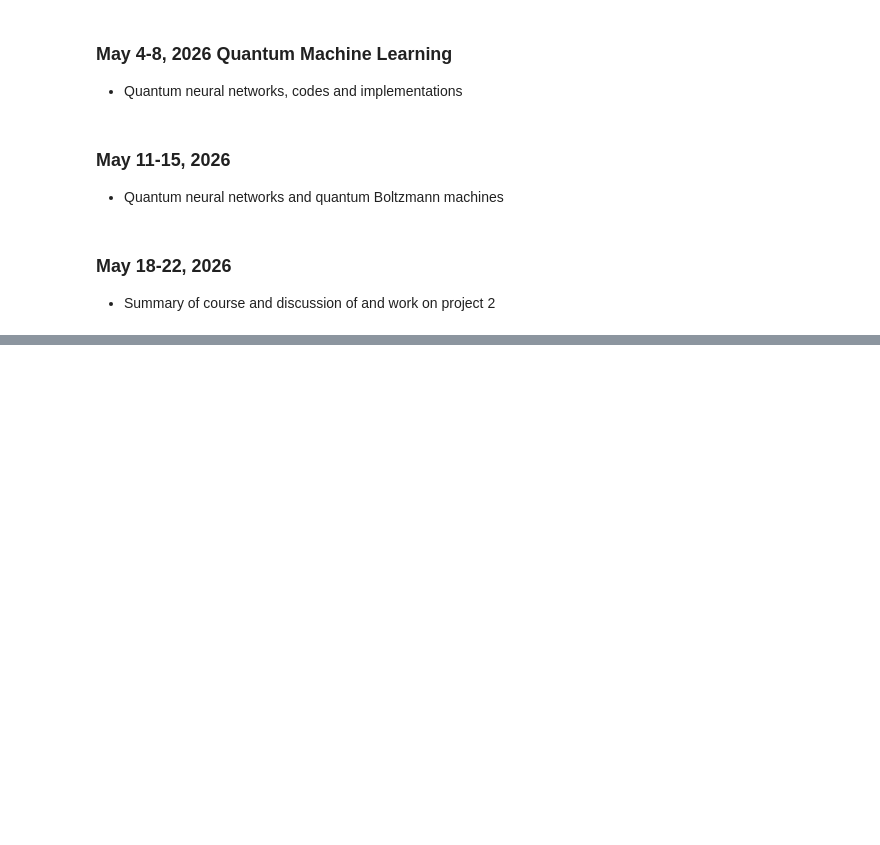
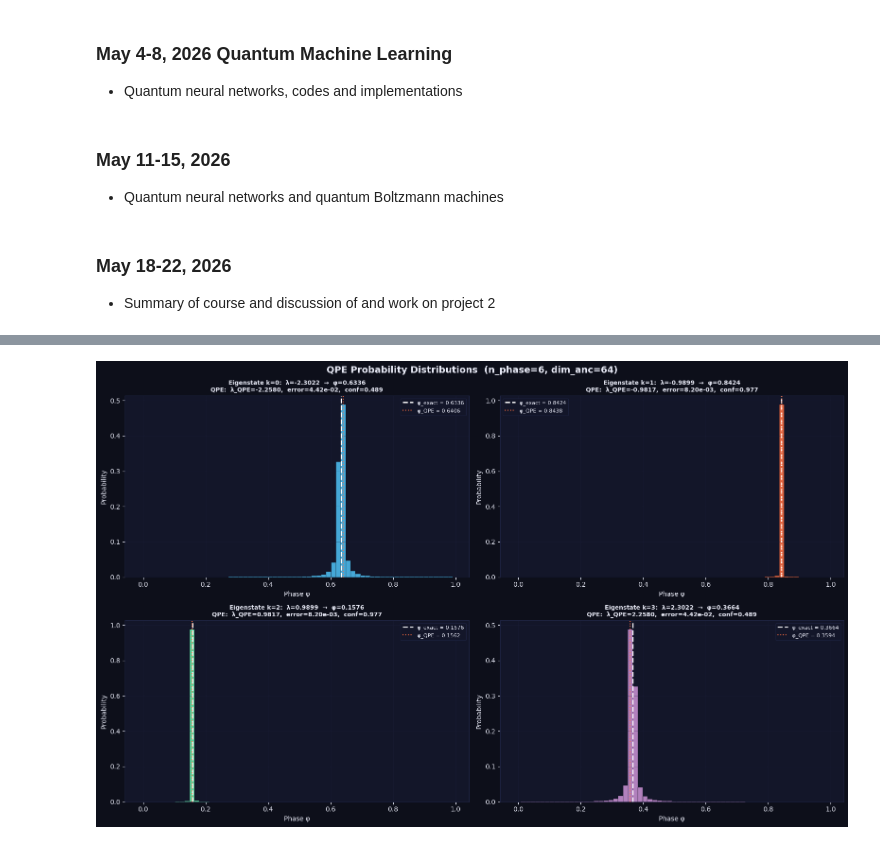
Before and after one commit to CompPhysics/QuantumComputingMachineLearning, a Jupyter notebook: doc/pub/week11/ipynb/week11.ipynb, the cells around one changed output, grey strips where cells are left out. Saved outputs shown, nothing was run; the diff lists cells and outputs as text; code cells hidden in the pictures; blank space fills up the shorter version.

```diff
--- a/doc/pub/week11/ipynb/week11.ipynb
+++ b/doc/pub/week11/ipynb/week11.ipynb
@@ -110,0 +656,17 @@ Suggestions for project 2 will be presented April 8.
+# %%
+n_phase = 6
+t       = 1.0
+U       = matrix_exponentiate(H, t=t)
+
+# Verify U is unitary
+print(f"max|U·U†−I| = {np.max(np.abs(U@U.conj().T-np.eye(4))):.2e}")
+
+# Exact eigenvalues and phases
+exact_evals, exact_evecs = eigh(H)
+exact_phases = (exact_evals * t / (2*np.pi)) % 1.0
+
+print(f"\nExact eigenvalues and QPE phases (n_phase={n_phase}):")
+print(f"  {'k':>3}  {'λ_k':>10}  {'φ_k':>10}  {'j_ideal':>12}")
+print("  " + "─"*42)
+for k, (ev, ph) in enumerate(zip(exact_evals, exact_phases)):
+    print(f"  {k:>3}  {ev:>10.5f}  {ph:>10.6f}  {ph*2**n_phase:>12.3f}")
@@ -110,0 +717,30 @@ Suggestions for project 2 will be presented April 8.
+# %%
+# ── Plot probability distributions ───────────────────────────────
+dim_anc    = 2**n_phase
+phase_axis = np.arange(dim_anc) / dim_anc
+ev_colours = [ACCENT, WARM, GREEN, PURPLE]
+
+fig, axes = plt.subplots(2, 2, figsize=(16, 10))
+axes = axes.flatten()
+
+for k, r in enumerate(results):
+    ax = axes[k]
+    ax.bar(phase_axis, r['probs'], width=1/dim_anc,
+           color=ev_colours[k], alpha=0.85, edgecolor=BG, linewidth=0.3)
+    ax.axvline(r['exact_phase'], color='white', lw=2.0, ls='--',
+               label=f"φ_exact = {r['exact_phase']:.4f}")
+    ax.axvline(r['phi_raw'], color=WARM, lw=1.5, ls=':',
+               label=f"φ_QPE = {r['phi_raw']:.4f}")
+    ax.set_title(f"Eigenstate k={k}:  λ={r['exact_eval']:.4f}  "
+                 f"→  φ={r['exact_phase']:.4f}\n"
+                 f"QPE:  λ_QPE={r['lam_qpe']:.4f},  error={r['error']:.2e},  "
+                 f"conf={r['confidence']:.3f}",
+                 fontweight='bold', color=TEXT, fontsize=9)
+    ax.set_xlabel("Phase φ", fontsize=10); ax.set_ylabel("Probability", fontsize=10)
+    ax.legend(fontsize=8); ax.grid(True, alpha=0.35)
+
+plt.suptitle(f'QPE Probability Distributions  (n_phase={n_phase}, dim_anc={dim_anc})',
+             fontsize=14, fontweight='bold', color=TEXT)
+plt.tight_layout(); plt.show()
+# %% [output]
+[figure, added]
```
Also changed, not shown: parts of 24 cells of this notebook, 2 other files.
